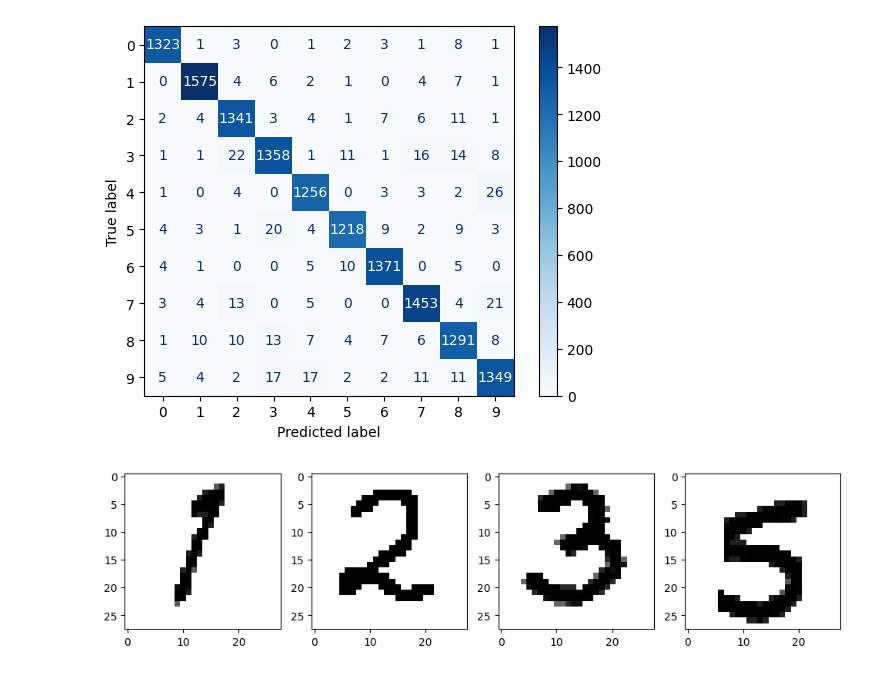
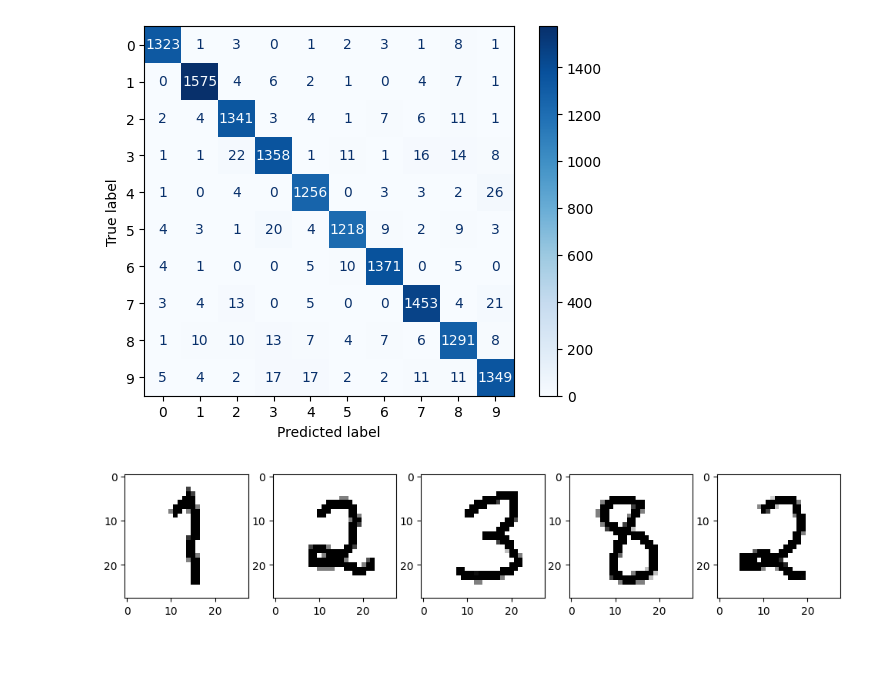
Before and after one commit to OkeLDF/MNIST-with-Flask, a Jupyter notebook: model_train/model.ipynb, the cells around one changed output. Saved outputs shown, nothing was run; the diff lists cells and outputs as text; code cells hidden in the pictures.

Commit message:
Save image

```diff
--- a/model_train/model.ipynb
+++ b/model_train/model.ipynb
@@ -63,24 +51,22 @@ ConfusionMatrixDisplay.from_predictions(y_test, y_pred, cmap='Blues')
 <sklearn.metrics._plot.confusion_matrix.ConfusionMatrixDisplay at 0x...>
 [figure]
 # %%
-from PIL import Image, ImageOps
-import matplotlib.pyplot as plt
-
 number_imgs = []
 
-number_imgs.append(Image.open('./numbers/one.png'))
-number_imgs.append(Image.open('./numbers/two.png'))
-number_imgs.append(Image.open('./numbers/three.png'))
-number_imgs.append(Image.open('./numbers/five.png'))
+number_imgs.append(Image.open('./numbers/img-1.png'))
+number_imgs.append(Image.open('./numbers/img-2.png'))
+number_imgs.append(Image.open('./numbers/img-3.png'))
+number_imgs.append(Image.open('./numbers/img-8.png'))
+number_imgs.append(Image.open('./numbers/img-2-1755112482.5909107.png'))
 
 fig, ax = plt.subplots(1, len(number_imgs), figsize=(12,8))
 
 for i, number_img in enumerate(number_imgs):
-    ax[i].imshow(number_img)
+    ax[i].imshow(number_img, cmap='binary')
 
 plt.show()
 # %% [output]
-[figure, old version]
+[figure, new version]
 # %%
 numbers = []
 
```
Also changed, not shown: parts of 8 cells of this notebook, 18 other files.
